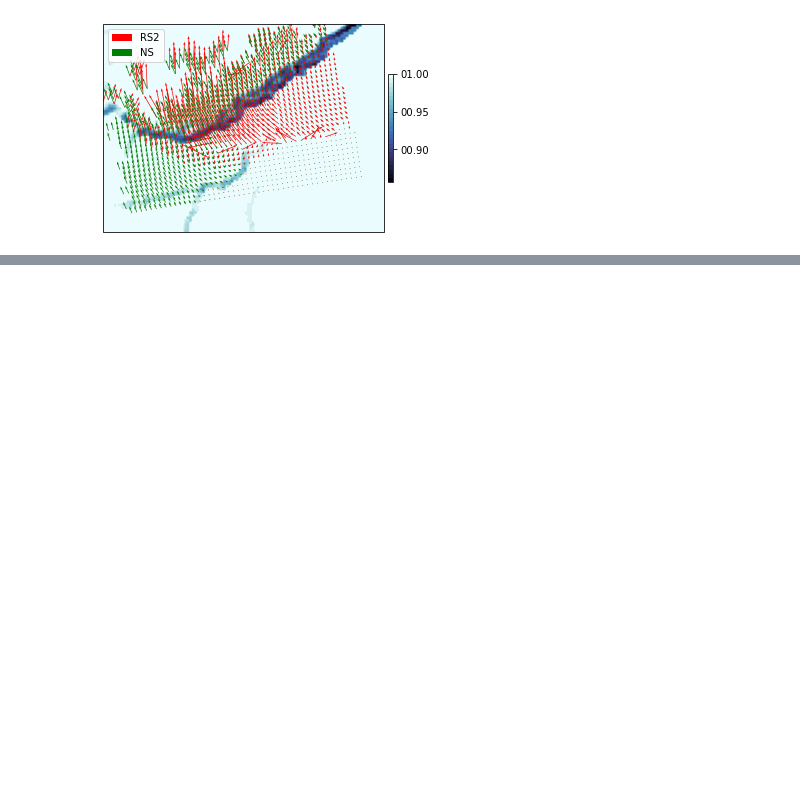
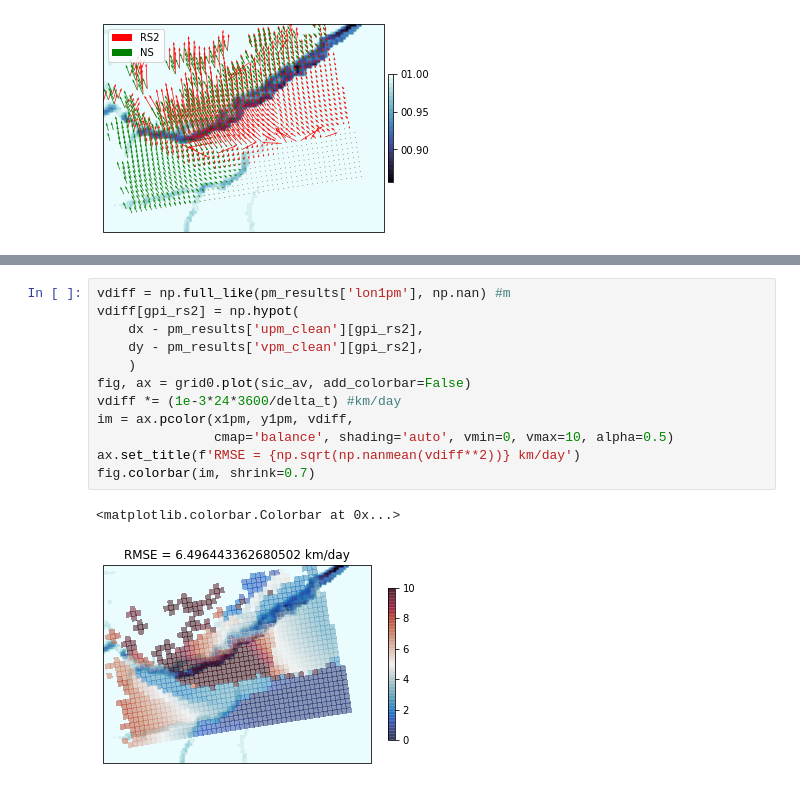
Before and after one commit to tdcwilliams/arktalas-scripts, a Jupyter notebook: python/RS2_drift/compare_rs2_moorings.ipynb, the cells around one changed output, grey strips where cells are left out. Cells and saved outputs as stored; diff of their text form; blank space fills up the shorter version.

```diff
--- a/python/RS2_drift/compare_rs2_moorings.ipynb
+++ b/python/RS2_drift/compare_rs2_moorings.ipynb
@@ -177,0 +195,15 @@ ax.legend()
+# %%
+vdiff = np.full_like(pm_results['lon1pm'], np.nan) #m
+vdiff[gpi_rs2] = np.hypot(
+    dx - pm_results['upm_clean'][gpi_rs2],
+    dy - pm_results['vpm_clean'][gpi_rs2],
+    )
+fig, ax = grid0.plot(sic_av, add_colorbar=False)
+vdiff *= (1e-3*24*3600/delta_t) #km/day
+im = ax.pcolor(x1pm, y1pm, vdiff,
+               cmap='balance', shading='auto', vmin=0, vmax=10, alpha=0.5)
+ax.set_title(f'RMSE = {np.sqrt(np.nanmean(vdiff**2))} km/day')
+fig.colorbar(im, shrink=0.7)
+# %% [output]
+<matplotlib.colorbar.Colorbar at 0x...>
+[figure, added]
```
Also changed, not shown: parts of 2 cells of this notebook.
